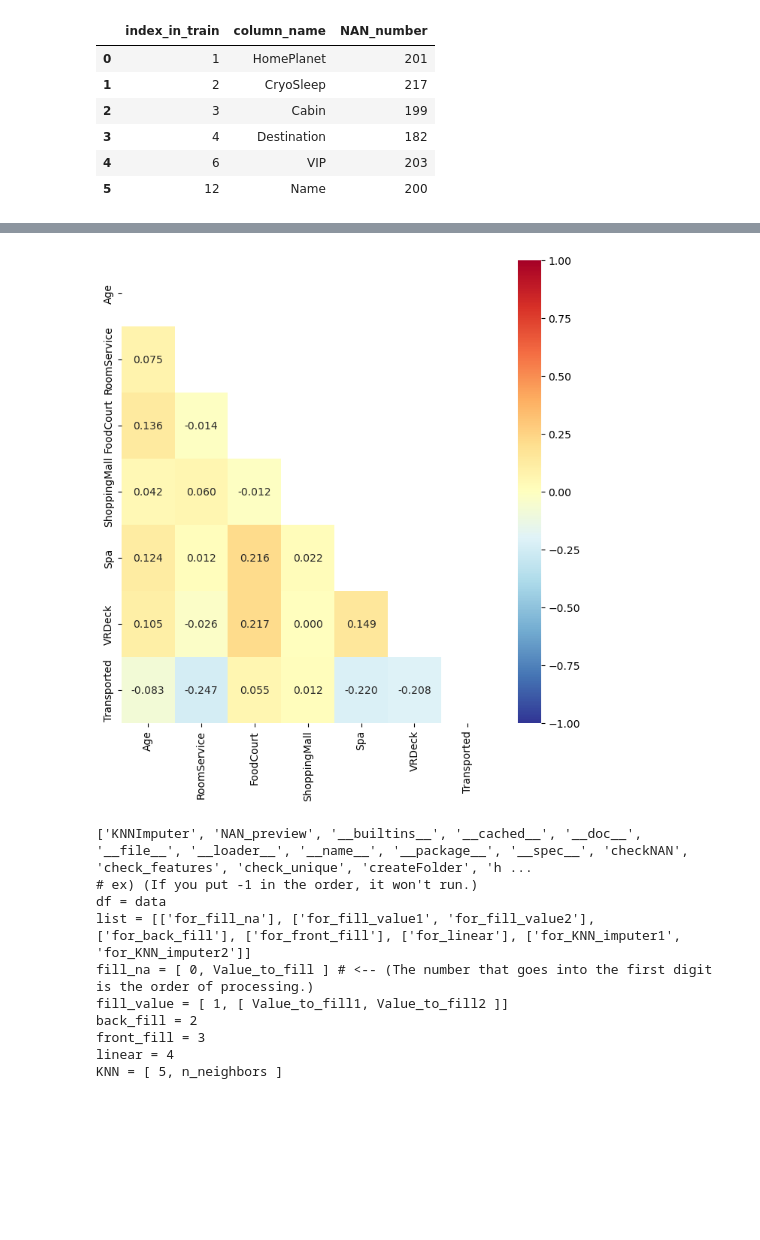
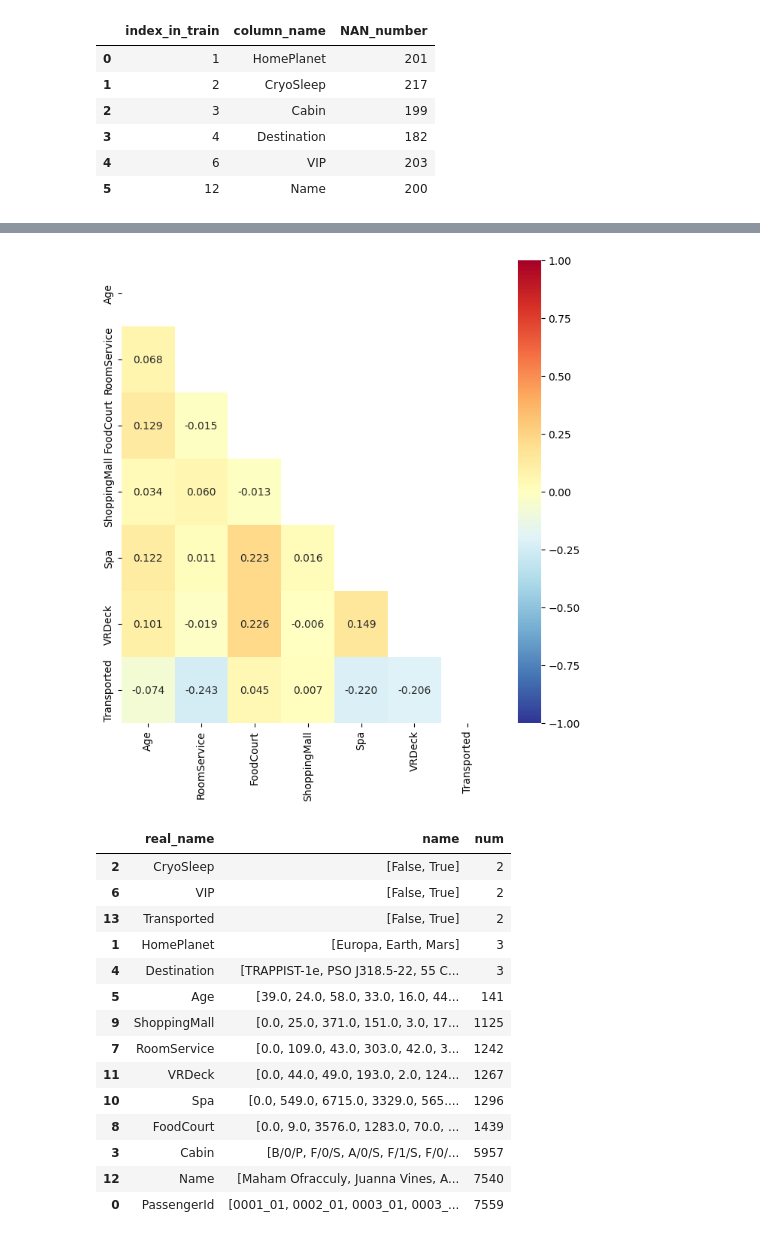
Before and after one commit to lakP44/coding-total, a Jupyter notebook: module/rock/test1.ipynb, the cells around one changed output, grey strips where cells are left out. Drawn from its saved outputs; the diff is of its cells as text; code cells hidden in the pictures; blank space fills up the shorter version.

```diff
--- a/module/rock/test1.ipynb
+++ b/module/rock/test1.ipynb
@@ -77,19 +73,22 @@ corr.make_pvalue_df(data1, ['Age'], 0.05, ['VRDeck'])
-# %%
-plots.make_corr_heatmap(data1)
-# %% [output]
-[figure, removed]
-# %%
-print(dir(rock.useful))
-
-how_to_use_handle_NAN()
-# %% [output]
-['KNNImputer', 'NAN_preview', '__builtins__', '__cached__', '__doc__', '__file__', '__loader__', '__name__', '__package__', '__spec__', 'checkNAN', 'check_features', 'check_unique', 'createFolder', 'h ...
-# ex) (If you put -1 in the order, it won't run.)
-df = data
-list = [['for_fill_na'], ['for_fill_value1', 'for_fill_value2'], ['for_back_fill'], ['for_front_fill'], ['for_linear'], ['for_KNN_imputer1', 'for_KNN_imputer2']]
-fill_na = [ 0, Value_to_fill ] # <-- (The number that goes into the first digit is the order of processing.)
-fill_value = [ 1, [ Value_to_fill1, Value_to_fill2 ]]
-back_fill = 2
-front_fill = 3
-linear = 4
-KNN = [ 5, n_neighbors ]
+# %%
+make_corr_heatmap(data)
+# %% [output]
+[figure, added]
+# %%
+check_unique(data, 0, 0)
+# %% [output]
+|  | real_name | name | num |
+| 2 | CryoSleep | [False, True] | 2 |
+| 6 | VIP | [False, True] | 2 |
+| 13 | Transported | [False, True] | 2 |
+| 1 | HomePlanet | [Europa, Earth, Mars] | 3 |
+| 4 | Destination | [TRAPPIST-1e, PSO J318.5-22, 55 C... | 3 |
+| 5 | Age | [39.0, 24.0, 58.0, 33.0, 16.0, 44... | 141 |
+| 9 | ShoppingMall | [0.0, 25.0, 371.0, 151.0, 3.0, 17... | 1125 |
+| 7 | RoomService | [0.0, 109.0, 43.0, 303.0, 42.0, 3... | 1242 |
+| 11 | VRDeck | [0.0, 44.0, 49.0, 193.0, 2.0, 124... | 1267 |
+| 10 | Spa | [0.0, 549.0, 6715.0, 3329.0, 565.... | 1296 |
+| 8 | FoodCourt | [0.0, 9.0, 3576.0, 1283.0, 70.0, ... | 1439 |
+| 3 | Cabin | [B/0/P, F/0/S, A/0/S, F/1/S, F/0/... | 5957 |
+| 12 | Name | [Maham Ofracculy, Juanna Vines, A... | 7540 |
+| 0 | PassengerId | [0001_01, 0002_01, 0003_01, 0003_... | 7559 |
```
Also changed, not shown: parts of 11 cells of this notebook, 5 other files.
